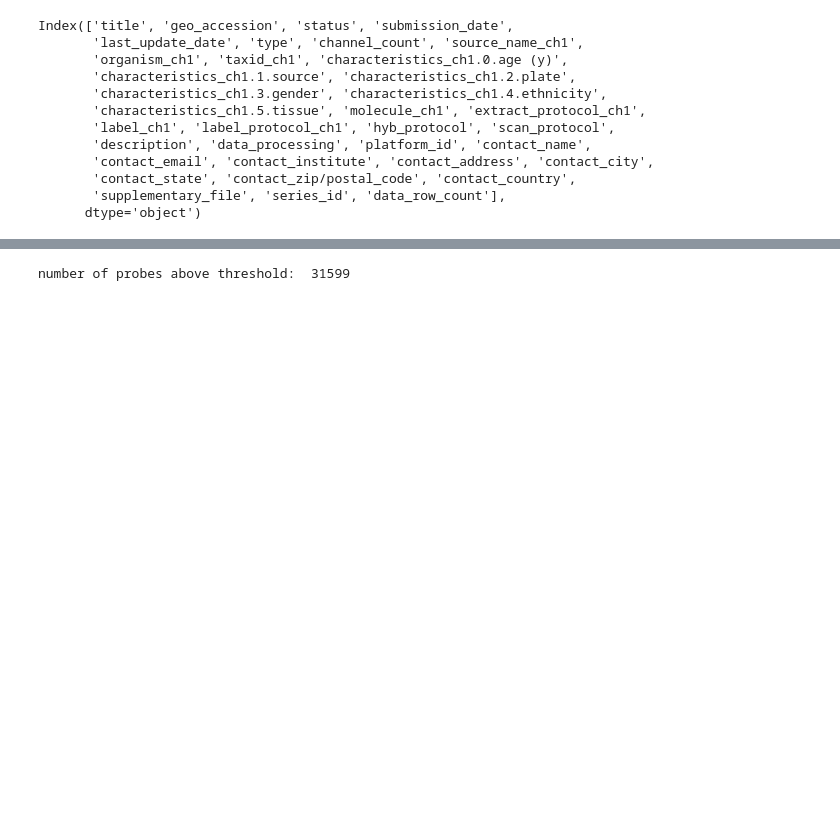
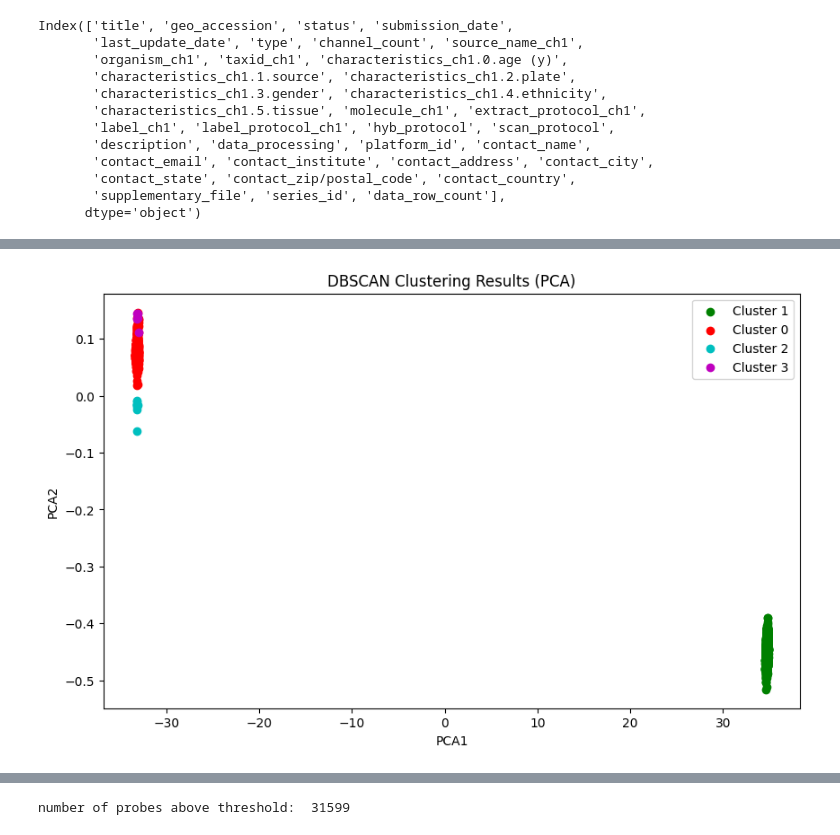
Before and after one commit to curryhank08/analyze-data-from-GEO-in-python, a Jupyter notebook: LR_in_python.ipynb, the cells around one changed output, grey strips where cells are left out. Saved outputs shown, nothing was run; the diff lists cells and outputs as text; code cells hidden in the pictures; blank space fills up the shorter version.

```diff
--- a/LR_in_python.ipynb
+++ b/LR_in_python.ipynb
@@ -312,0 +789,29 @@ pivoted_samples.loc['cg10501210'].values
+# %%
+from sklearn.decomposition import PCA
+import matplotlib.pyplot as plt
+
+# Apply PCA for dimensionality reduction
+pca = PCA(n_components=2)
+pca_result = pca.fit_transform(scaled_data)
+
+# Create a DataFrame with PCA results
+pca_df = pd.DataFrame(data=pca_result, columns=['PCA1', 'PCA2'])
+pca_df['Cluster'] = clusters
+
+# Define a list of colors for each cluster
+cluster_colors = ['b', 'g', 'r', 'c', 'm', 'y', 'k', 'purple', 'orange', 'pink', 'brown', 'gray']
+
+# Create a scatterplot to visualize the clusters with specified colors, excluding cluster = -1
+plt.figure(figsize=(10, 6))
+for cluster_label, color in zip(pca_df['Cluster'].unique(), cluster_colors):
+    if cluster_label != -1:  # Exclude cluster = -1
+        cluster_data = pca_df[pca_df['Cluster'] == cluster_label]
+        plt.scatter(cluster_data['PCA1'], cluster_data['PCA2'], c=color, label=f'Cluster {cluster_label}')
+
+plt.title('DBSCAN Clustering Results (PCA)')
+plt.xlabel('PCA1')
+plt.ylabel('PCA2')
+plt.legend()
+plt.show()
+# %% [output]
+[figure, added]
```
Also changed, not shown: parts of 38 cells of this notebook.
